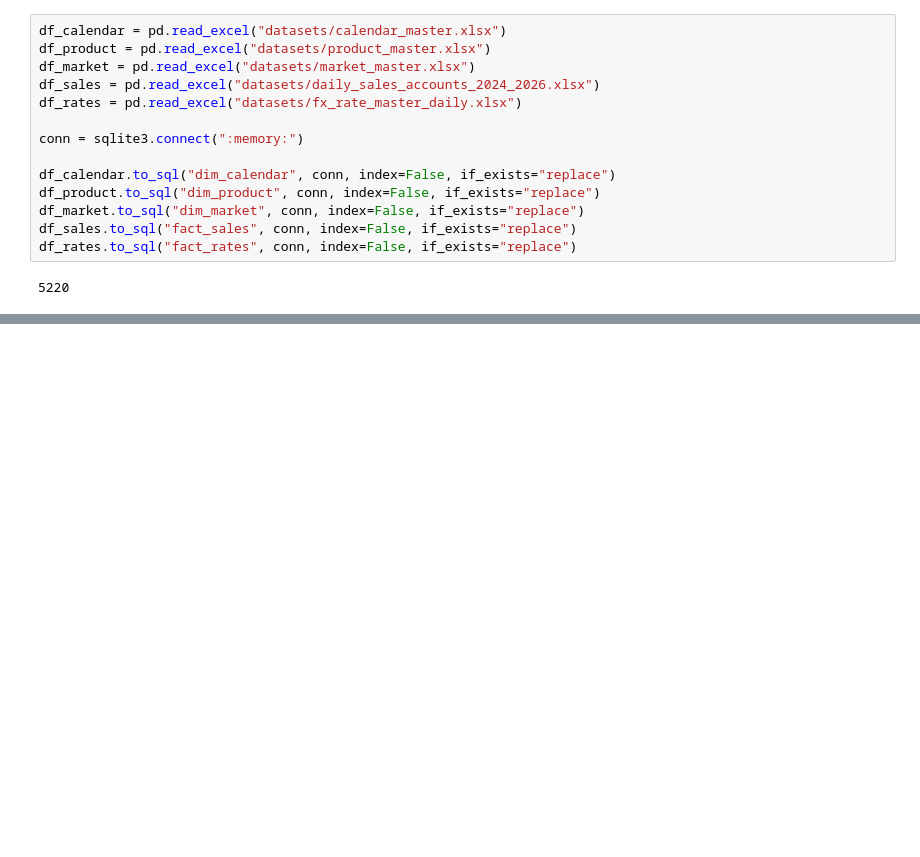
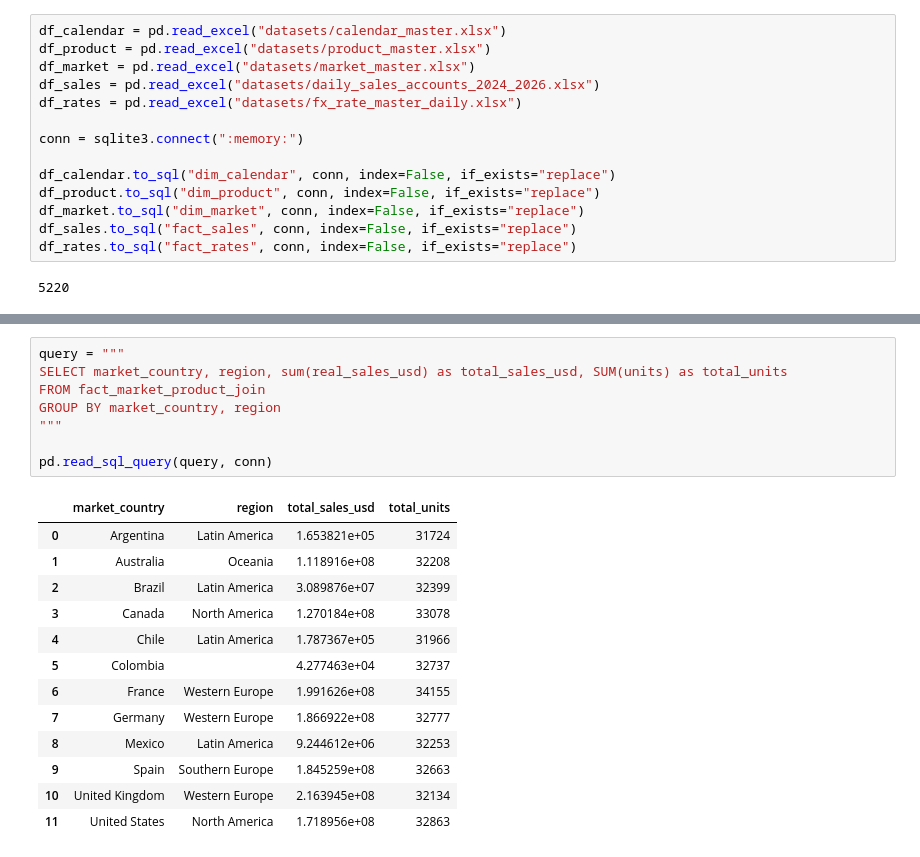
Before and after one commit to Jscf1902/Juan-Castiblanco---Zimmer, a Jupyter notebook: Prueba_tecnica_JuanC.ipynb, the cells around one changed output, grey strips where cells are left out. Cells and saved outputs as stored; diff of their text form; blank space fills up the shorter version.

```diff
--- a/Prueba_tecnica_JuanC.ipynb
+++ b/Prueba_tecnica_JuanC.ipynb
@@ -136,0 +120,22 @@ pd.read_sql_query(query, conn)
+# %%
+query = """
+SELECT market_country, region, sum(real_sales_usd) as total_sales_usd, SUM(units) as total_units
+FROM fact_market_product_join
+GROUP BY market_country, region
+"""
+
+pd.read_sql_query(query, conn)
+# %% [output]
+|  | market_country | region | total_sales_usd | total_units |
+| 0 | Argentina | Latin America | 1.653821e+05 | 31724 |
+| 1 | Australia | Oceania | 1.118916e+08 | 32208 |
+| 2 | Brazil | Latin America | 3.089876e+07 | 32399 |
+| 3 | Canada | North America | 1.270184e+08 | 33078 |
+| 4 | Chile | Latin America | 1.787367e+05 | 31966 |
+| 5 | Colombia |  | 4.277463e+04 | 32737 |
+| 6 | France | Western Europe | 1.991626e+08 | 34155 |
+| 7 | Germany | Western Europe | 1.866922e+08 | 32777 |
+| 8 | Mexico | Latin America | 9.244612e+06 | 32253 |
+| 9 | Spain | Southern Europe | 1.845259e+08 | 32663 |
+| 10 | United Kingdom | Western Europe | 2.163945e+08 | 32134 |
+| 11 | United States | North America | 1.718956e+08 | 32863 |
```
Also changed, not shown: parts of 3 cells of this notebook.
